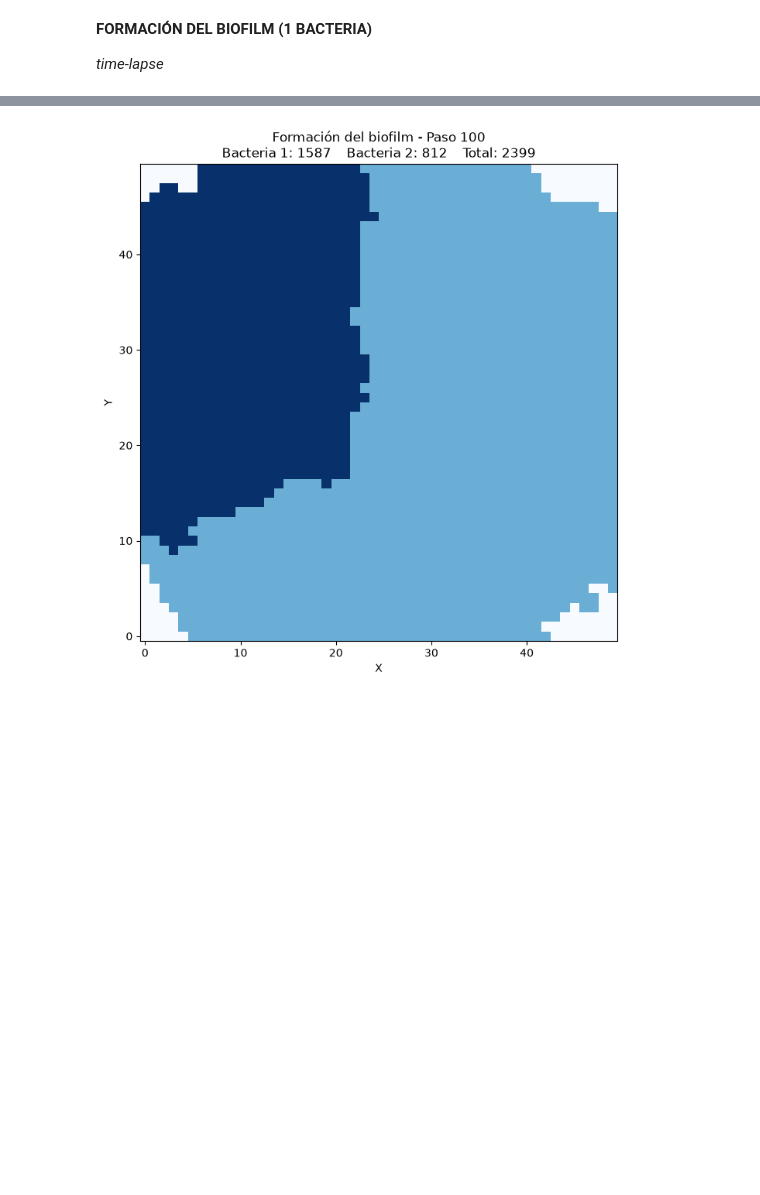
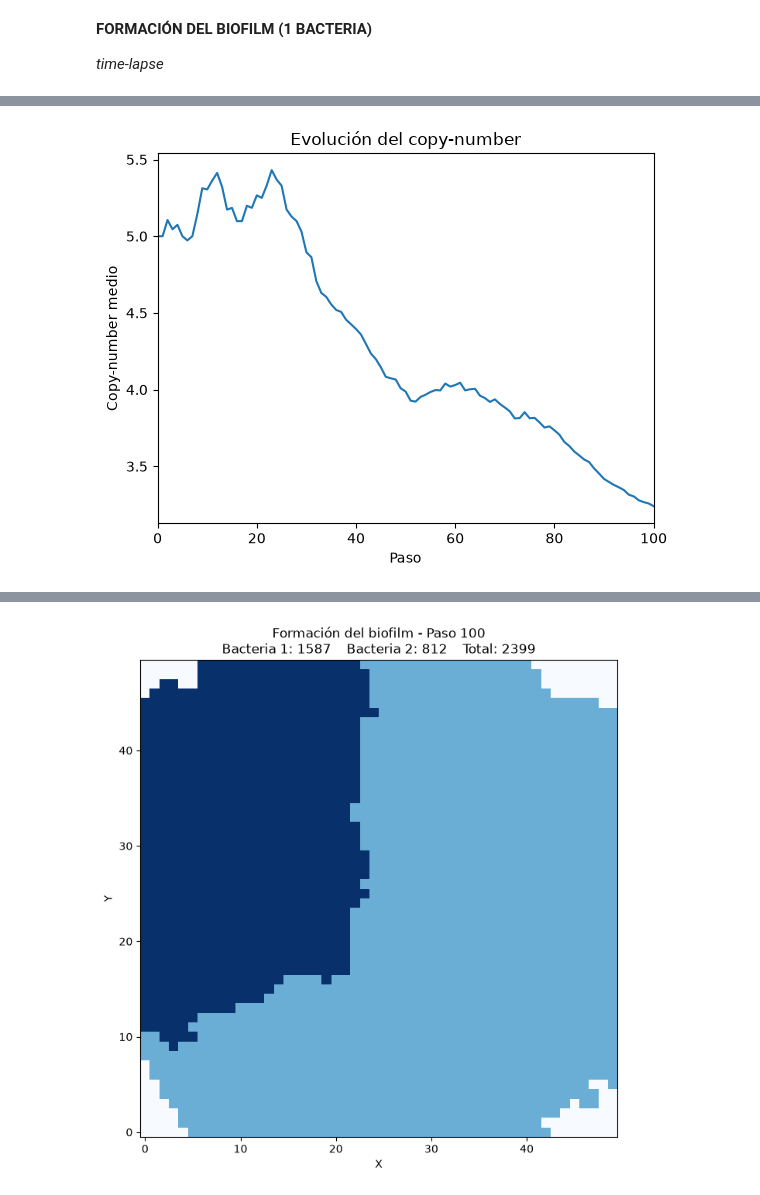
Before and after one commit to ElenaAndreu/Biofilm, a Jupyter notebook: biofilm.ipynb, the cells around one changed output, grey strips where cells are left out. Drawn from its saved outputs; the diff is of its cells as text; code cells hidden in the pictures; blank space fills up the shorter version.

Commit message:
copy-number

```diff
--- a/biofilm.ipynb
+++ b/biofilm.ipynb
@@ -226,0 +359,10 @@ plt.show()
+# %%
+plt.plot(copy_number_history)
+plt.xlim(left=0)
+plt.xlim(right=steps)
+plt.xlabel("Paso")
+plt.ylabel("Copy-number medio")
+plt.title("Evolución del copy-number")
+plt.show()
+# %% [output]
+[figure, added]
```
Also changed, not shown: parts of 7 cells of this notebook.
